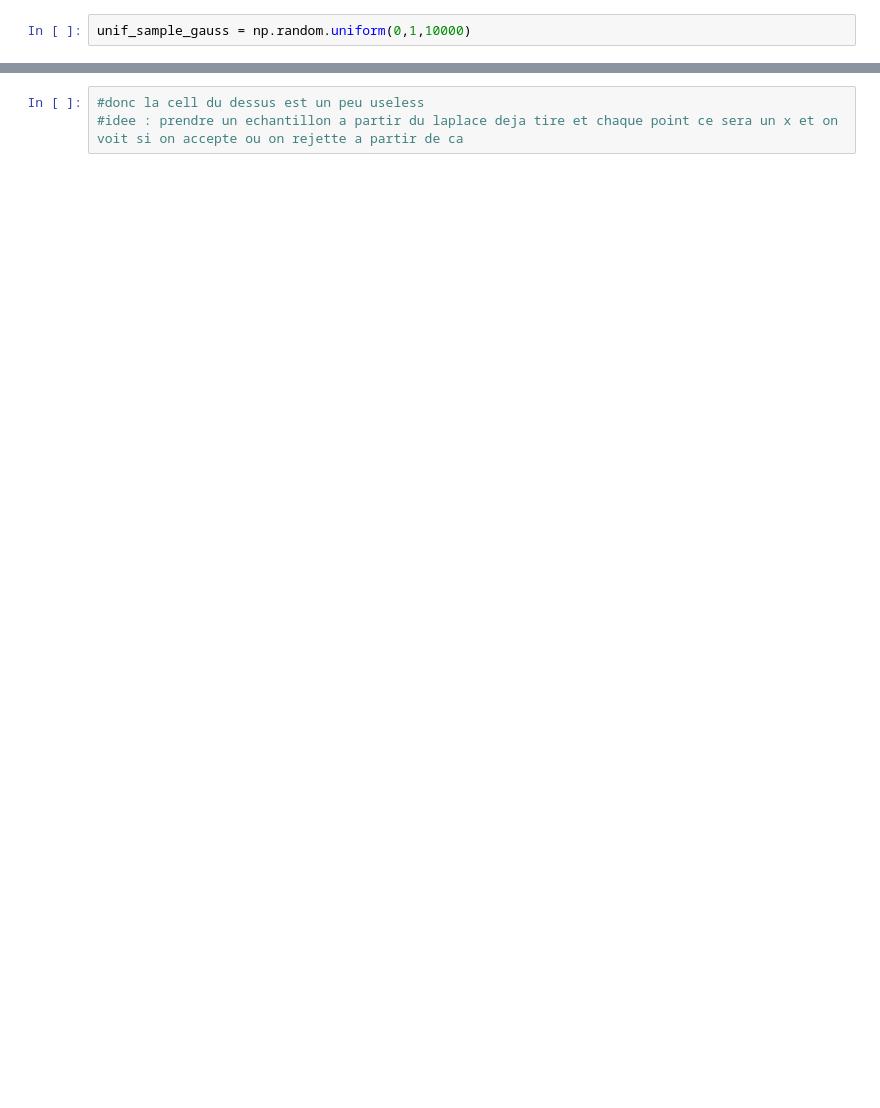
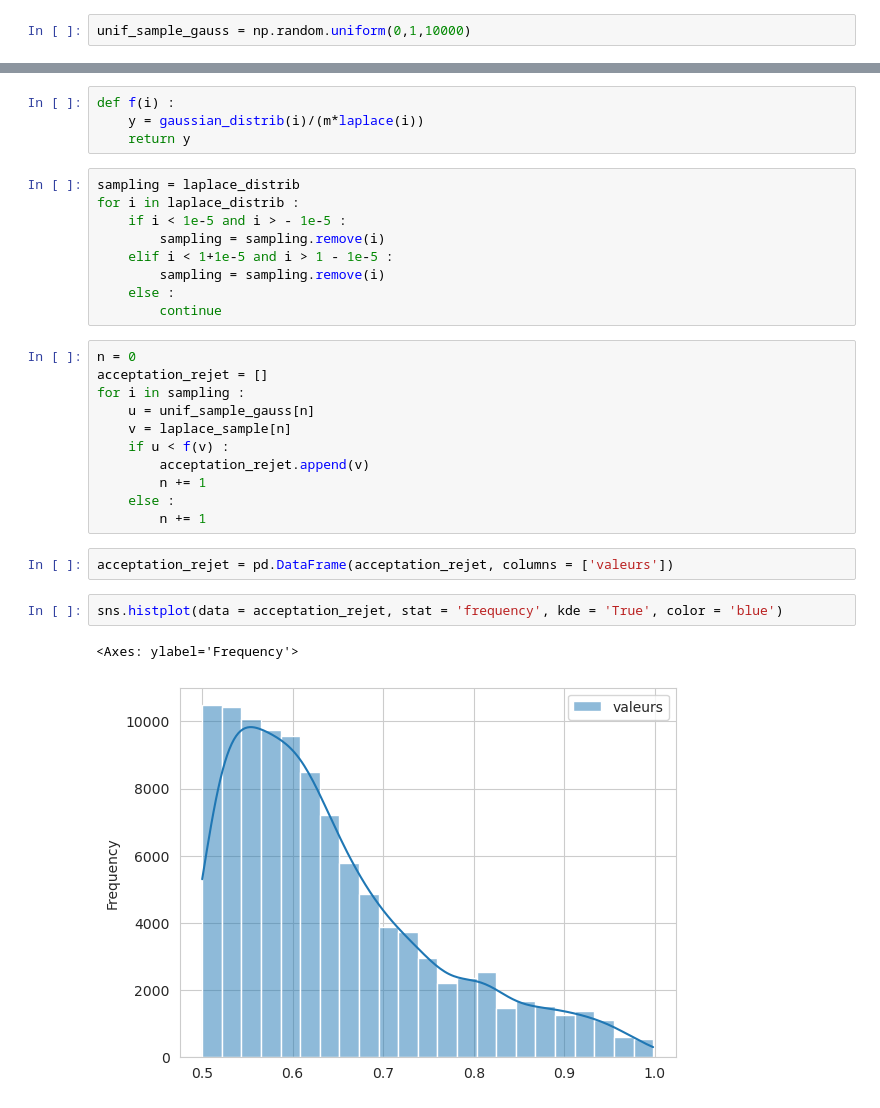
Before and after one commit to tpaquier/simulation_monte_carlo, a Jupyter notebook: Simulation (1).ipynb, the cells around one changed output, grey strips where cells are left out. Saved outputs shown, nothing was run; the diff lists cells and outputs as text; blank space fills up the shorter version.

```diff
--- a/Simulation (1).ipynb
+++ b/Simulation (1).ipynb
@@ -271,5 +271,33 @@ def laplace(x) :
         y = laplace_inv_inf(x)
     return y
-# %%
-#donc la cell du dessus est un peu useless
-#idee : prendre un echantillon a partir du laplace deja tire et chaque point ce sera un x et on voit si on accepte ou on rejette a partir de ca
+# %%
+def f(i) :
+    y = gaussian_distrib(i)/(m*laplace(i))
+    return y
+# %%
+sampling = laplace_distrib
+for i in laplace_distrib :
+    if i < 1e-5 and i > - 1e-5 :
+        sampling = sampling.remove(i)
+    elif i < 1+1e-5 and i > 1 - 1e-5 :
+        sampling = sampling.remove(i)
+    else :
+        continue
+# %%
+n = 0
+acceptation_rejet = []
+for i in sampling :
+    u = unif_sample_gauss[n]
+    v = laplace_sample[n]
+    if u < f(v) :
+        acceptation_rejet.append(v)
+        n += 1
+    else :
+        n += 1
+# %%
+acceptation_rejet = pd.DataFrame(acceptation_rejet, columns = ['valeurs'])
+# %%
+sns.histplot(data = acceptation_rejet, stat = 'frequency', kde = 'True', color = 'blue')
+# %% [output]
+<Axes: ylabel='Frequency'>
+[figure, added]
```
Also changed, not shown: parts of 7 cells of this notebook.
